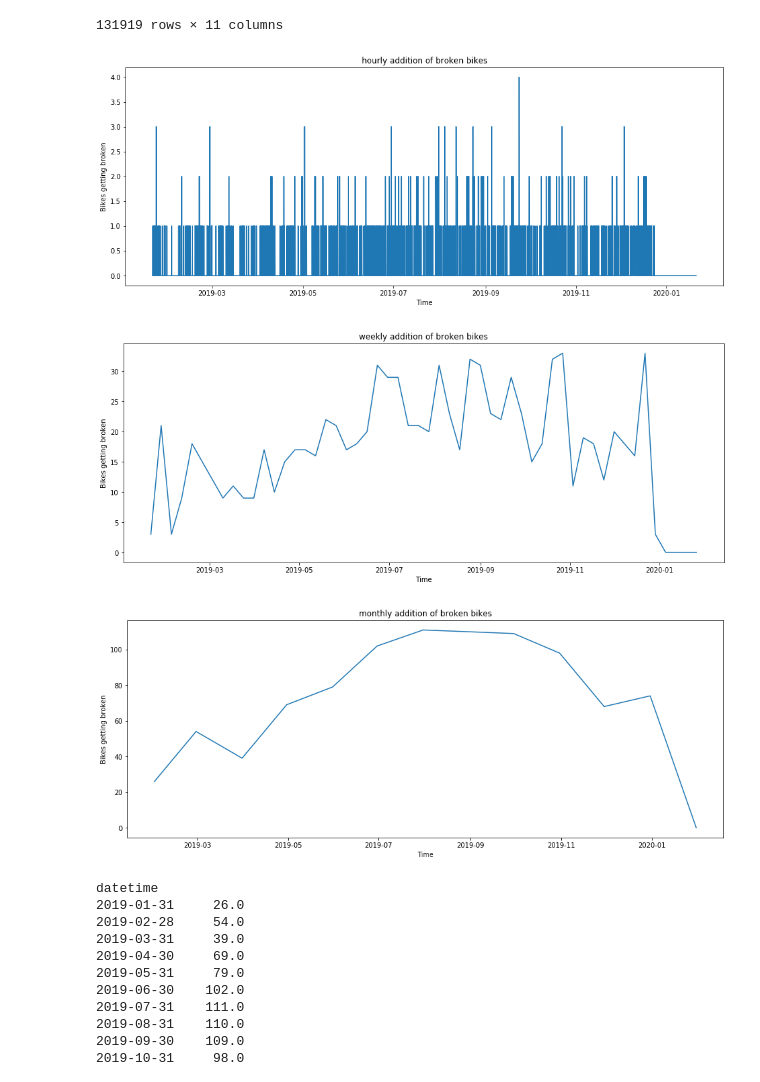
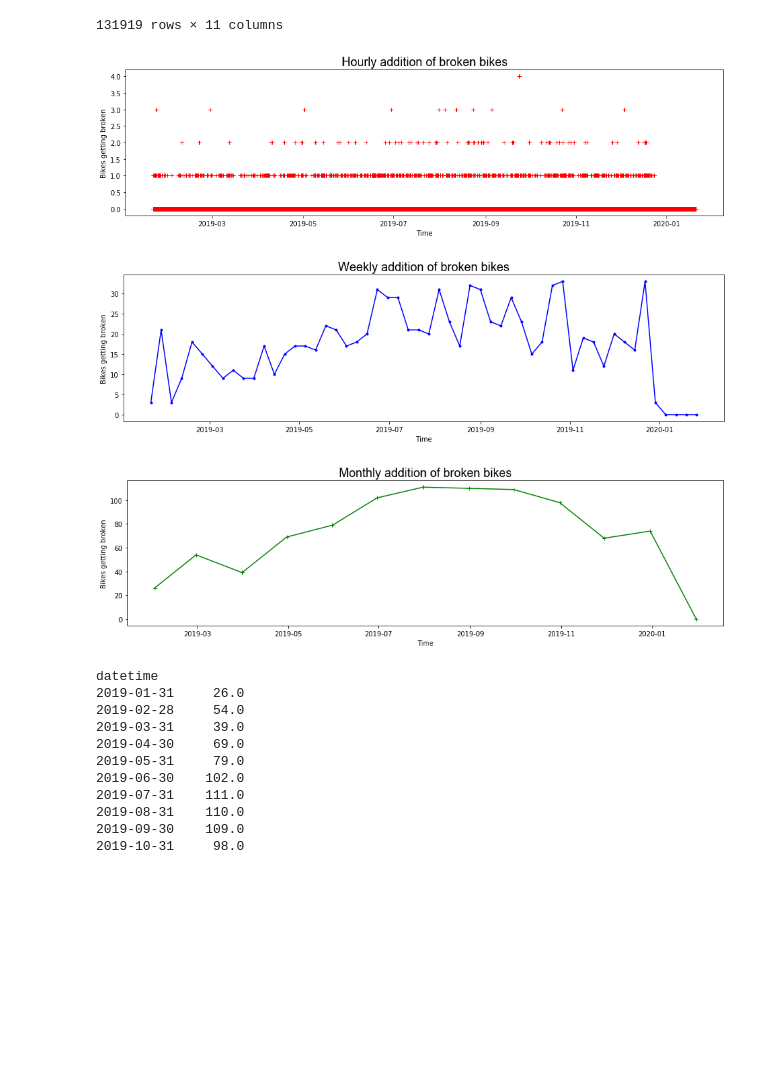
Before and after one commit to mogottsch/dsml_2020_magma, a Jupyter notebook: 2_kpi_calculation/KPI_Calculation.ipynb, the cells around one changed output. Drawn from its saved outputs; the diff is of its cells as text; code cells hidden in the pictures; blank space fills up the shorter version.

Commit message:
bunte graphen und percentage back

```diff
--- a/2_kpi_calculation/KPI_Calculation.ipynb
+++ b/2_kpi_calculation/KPI_Calculation.ipynb
@@ -566,35 +566,35 @@ duisburg_diff
 | 2020-01-20 23:48:00 | 2020-01-20 | 23:48:00 | 501531 | duisburg | (51.4319, 6.7784) | (51.4341, 6.7627) | 0 | 23 | 8 | -1 days +23:48:00 | ... |
 131919 rows × 11 columns
 # %%
-fig,ax = plt.subplots(figsize=(16,6))
-ax.plot(duisburg_diff.resample('h')['is_broken'].sum()) #plotting the bikes getting broken per hour
-ax.set_title("hourly addition of broken bikes")
+fig,ax = plt.subplots(figsize=(16,4))
+ax.plot(duisburg_diff.resample('h')['is_broken'].sum(), 'r+') #plotting the bikes getting broken per hour
+ax.set_title("Hourly addition of broken bikes",  fontsize=18, fontname="Arial")
 ax.set_xlabel("Time")
 ax.set_ylabel("Bikes getting broken")
 
 plt.show()
 # %% [output]
-[figure, old version]
+[figure, new version]
 # %%
-fig,ax = plt.subplots(figsize=(16,6))
-ax.plot(duisburg_diff.resample('w')['is_broken'].sum()) #plotting the bikes getting broken per week
-ax.set_title("weekly addition of broken bikes")
+fig,ax = plt.subplots(figsize=(16,4))
+ax.plot(duisburg_diff.resample('w')['is_broken'].sum(), 'b.-') #plotting the bikes getting broken per week
+ax.set_title("Weekly addition of broken bikes", fontsize=18, fontname="Arial")
 ax.set_xlabel("Time")
 ax.set_ylabel("Bikes getting broken")
 
 plt.show()
 # %% [output]
-[figure, old version]
+[figure, new version]
 # %%
-fig,ax = plt.subplots(figsize=(16,6))
-ax.plot(duisburg_diff.resample('m')['is_broken'].sum()) #plotting the bikes getting broken per month
-ax.set_title("monthly addition of broken bikes")
+fig,ax = plt.subplots(figsize=(16,4))
+ax.plot(duisburg_diff.resample('m')['is_broken'].sum(), 'g+-') #plotting the bikes getting broken per month
+ax.set_title("Monthly addition of broken bikes", fontsize=18, fontname="Arial")
 ax.set_xlabel("Time")
 ax.set_ylabel("Bikes getting broken")
 
 plt.show()
 # %% [output]
-[figure, old version]
+[figure, new version]
 # %%
 duisburg_diff.resample('m')['is_broken'].sum() #to see the exact values
 # %% [output]
```
Also changed, not shown: parts of 20 cells of this notebook, 2 other files.
